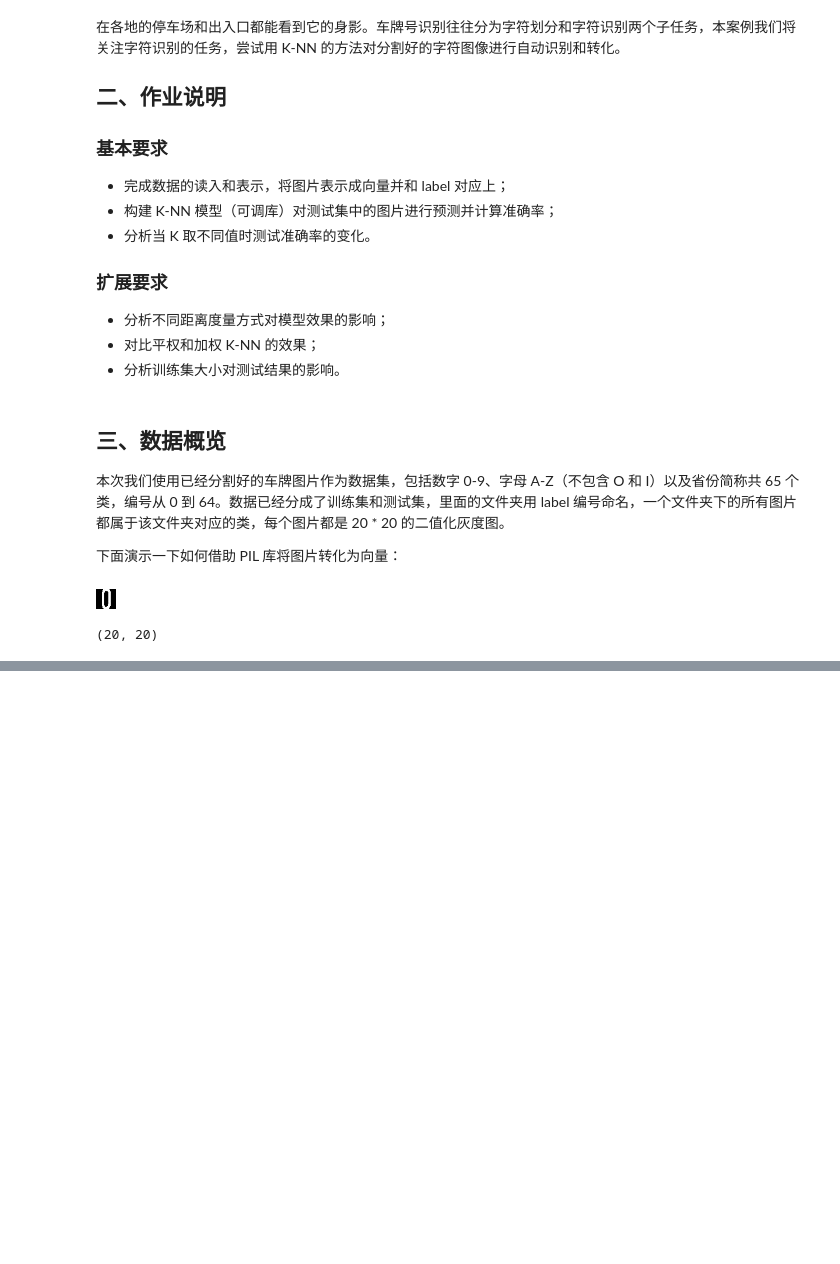
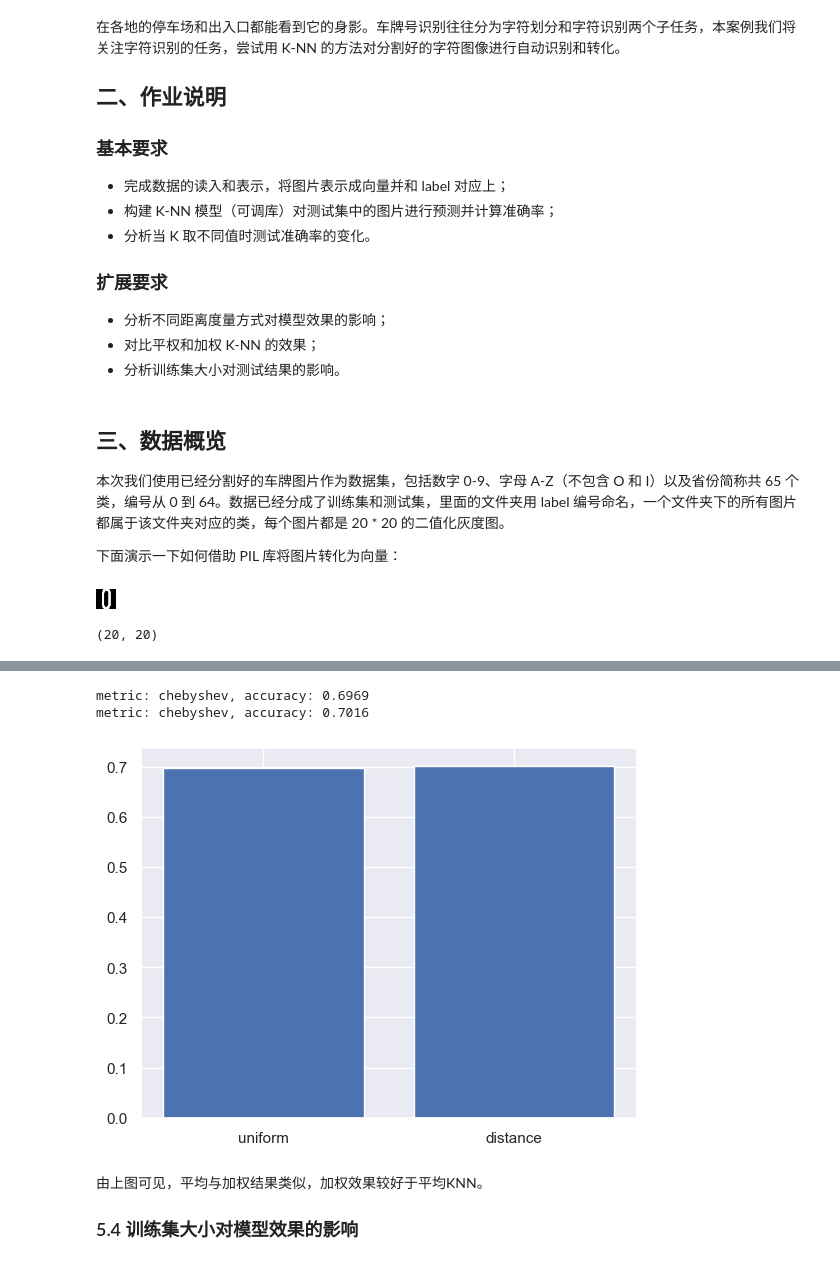
Before and after one commit to JaegerZhao/MachineLearning, a Jupyter notebook: 4 基于K-近邻的车牌号识别/exp4.ipynb, the cells around one changed output, grey strips where cells are left out. Cells and saved outputs as stored; diff of their text form; code cells hidden in the pictures; blank space fills up the shorter version.

```diff
--- a/4 基于K-近邻的车牌号识别/exp4.ipynb
+++ b/4 基于K-近邻的车牌号识别/exp4.ipynb
@@ -40,0 +212,23 @@ pixels.shape
+# %%
+weights = ['uniform', 'distance']
+acc_list = []
+
+for weight in weights:
+    model = KNeighborsClassifier(weights = weight)
+    model.fit(x_train, y_train)  # 记录训练数据
+    p_test = model.predict(x_test)  # 预测测试图片
+    accuracy = accuracy_score(p_test, y_test)  # 计算准确率
+    acc_list.append(accuracy)
+    print('metric: {}, accuracy: {:<.4f}'.format(metric, accuracy))
+# %% [output]
+metric: chebyshev, accuracy: 0.6969
+metric: chebyshev, accuracy: 0.7016
+# %%
+plt.bar(weights, acc_list)  # 画图
+plt.show()
+# %% [output]
+[figure, added]
+# %% [markdown]
+由上图可见，平均与加权结果类似，加权效果较好于平均KNN。
+
+### 5.4 训练集大小对模型效果的影响
```
Also changed, not shown: parts of 19 cells of this notebook.
